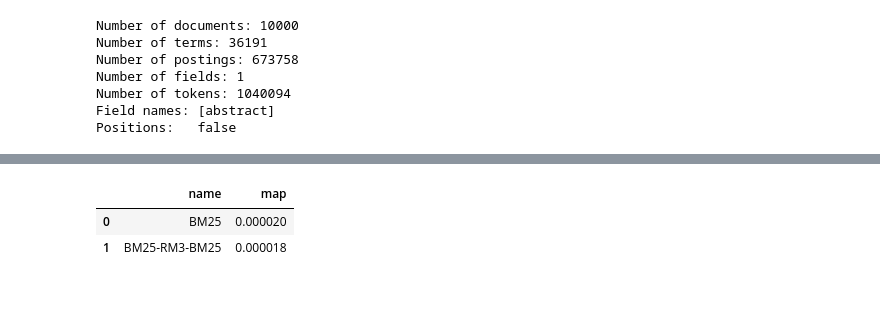
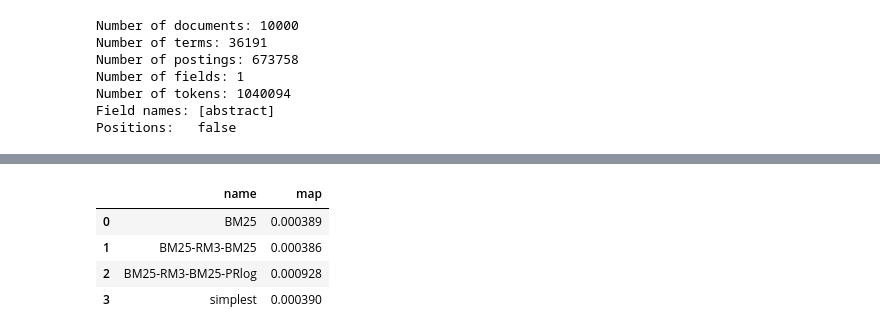
Before and after one commit to DayalStrub/ecir2021tutorial, a Jupyter notebook: other/2-simplest-thing-WIP.ipynb, the cells around one changed output, grey strips where cells are left out. Cells and saved outputs as stored; diff of their text form; code cells hidden in the pictures; blank space fills up the shorter version.

```diff
--- a/other/2-simplest-thing-WIP.ipynb
+++ b/other/2-simplest-thing-WIP.ipynb
@@ -81,10 +74,10 @@ queries.head()
 # %%
-M = 1001 # TODO is 1000 the max ever returned
+M = 1002 # TODO is 1000 the max ever returned
 
 bm25 = pt.BatchRetrieve(index, wmodel="BM25", num_results=M)
 rm3 = pt.rewrite.RM3(index)
 bm25_text = pt.BatchRetrieve(index, wmodel="BM25", metadata=["docno", "abstract"], num_results=M)
 
-rm3_pipe = bm25 >> rm3 >> bm25_text
+rm3_pipe = bm25 >> rm3 >> bm25_text >> pt.apply.rename({'abstract':'text'})
 # %%
 # TODO Question: in rm3_pipe, is final bm25 just reranking initial bm25 results, or does it re-consider all docs?
@@ -254,0 +156,6 @@ pr_linear_reranker(df_out)
+# %%
+def normalise_score(df, norm="max"):
+  normalized_data = normalize(df["score"].to_numpy().reshape(1, -1), norm=norm)[0]
+  # print("Normalized data: ", normalized_data)
+  df["score"] = normalized_data
+  return df
@@ -258,0 +182,5 @@ pt.apply.by_query()
+# %%
+pr_pipe = rm3_pipe >> pt.apply.by_query(pr_linear_reranker) >> pt.apply.by_query(normalise_score)
+
+df_out_2 = pr_pipe.transform(queries)
+df_out_2.loc[df_out_2["qid"] == "2", :]
@@ -259,13 +201,21 @@ pt.apply.by_query()
+# %%
+# TODO how to run rm3_pipe only once
+
+alpha = 0.5
+
+pipe = alpha * rm3_pipe + (1 - alpha) * pr_pipe
 # %%
 # NOTE indeed/actually a function
 pt.Experiment(
-    retr_systems=[bm25, rm3_pipe],
-    names=["BM25", "BM25-RM3-BM25",],
+    retr_systems=[bm25, rm3_pipe, pr_pipe, pipe],
+    names=["BM25", "BM25-RM3-BM25", "BM25-RM3-BM25-PRlog", "simplest"],
     topics=queries,
     qrels=dataset.get_qrels(), # TODO figure out cord19 qrels
     eval_metrics=["map"]
               )
 # %% [output]
 |  | name | map |
-| 0 | BM25 | 0.000020 |
-| 1 | BM25-RM3-BM25 | 0.000018 |
+| 0 | BM25 | 0.000389 |
+| 1 | BM25-RM3-BM25 | 0.000386 |
+| 2 | BM25-RM3-BM25-PRlog | 0.000928 |
+| 3 | simplest | 0.000390 |
```
Also changed, not shown: parts of 18 cells of this notebook.
